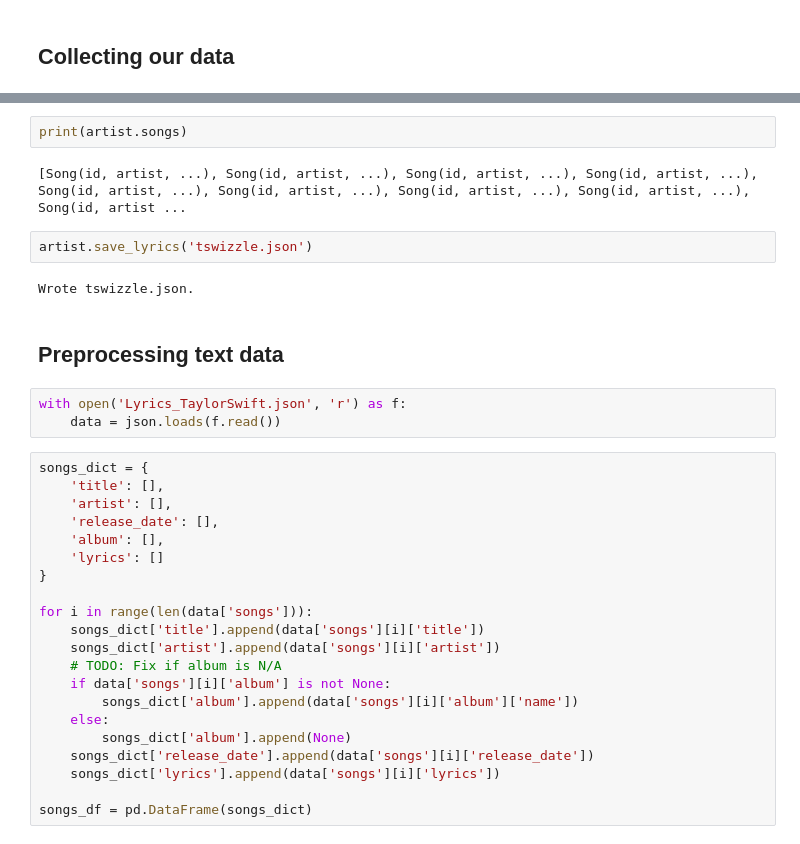
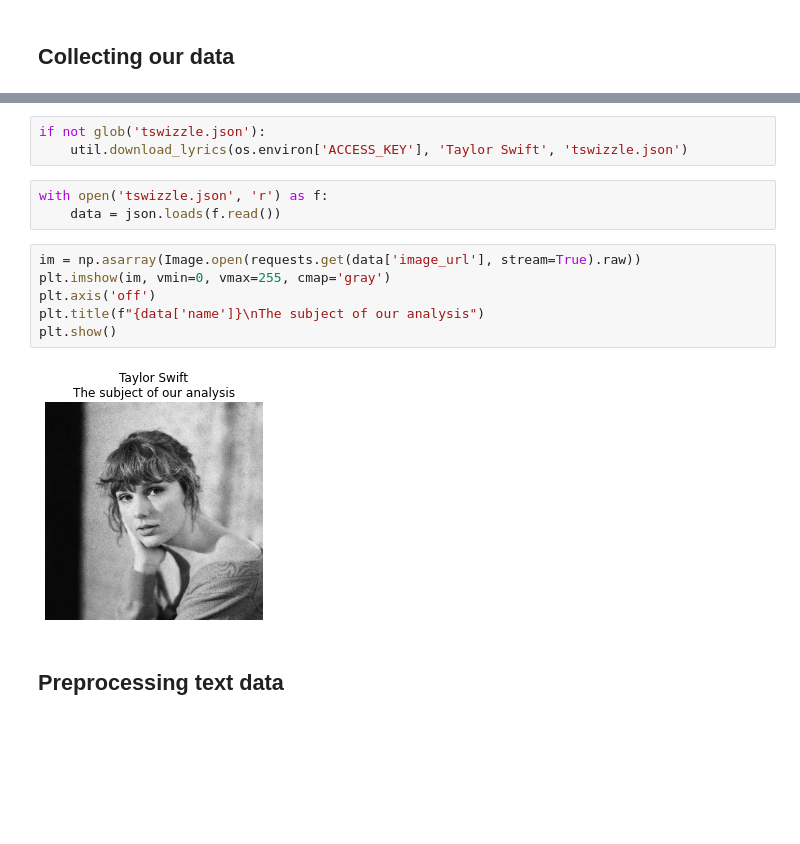
Before and after one commit to solanyn/tsw, a Jupyter notebook: tswift_lyrics.ipynb, the cells around one changed output, grey strips where cells are left out. Cells and saved outputs as stored; diff of their text form; blank space fills up the shorter version.

```diff
--- a/tswift_lyrics.ipynb
+++ b/tswift_lyrics.ipynb
@@ -53,34 +22,16 @@ Wrote Lyrics_TaylorSwift.json.
-# %%
-print(artist.songs)
-# %% [output]
-[Song(id, artist, ...), Song(id, artist, ...), Song(id, artist, ...), Song(id, artist, ...), Song(id, artist, ...), Song(id, artist, ...), Song(id, artist, ...), Song(id, artist, ...), Song(id, artist ...
-# %%
-artist.save_lyrics('tswizzle.json')
-# %% [output]
-Wrote tswizzle.json.
+# %%
+if not glob('tswizzle.json'):
+    util.download_lyrics(os.environ['ACCESS_KEY'], 'Taylor Swift', 'tswizzle.json')
+# %%
+with open('tswizzle.json', 'r') as f:
+    data = json.loads(f.read())
+# %%
+im = np.asarray(Image.open(requests.get(data['image_url'], stream=True).raw))
+plt.imshow(im, vmin=0, vmax=255, cmap='gray')
+plt.axis('off')
+plt.title(f"{data['name']}\nThe subject of our analysis")
+plt.show()
+# %% [output]
+[figure, added]
 # %% [markdown]
 ## Preprocessing text data
-# %%
-with open('Lyrics_TaylorSwift.json', 'r') as f:
-    data = json.loads(f.read())
-# %%
-songs_dict = {
-    'title': [],
-    'artist': [],
-    'release_date': [],
-    'album': [],
-    'lyrics': []
-}
-
-for i in range(len(data['songs'])):
-    songs_dict['title'].append(data['songs'][i]['title'])
-    songs_dict['artist'].append(data['songs'][i]['artist'])
-    # TODO: Fix if album is N/A
-    if data['songs'][i]['album'] is not None:
-        songs_dict['album'].append(data['songs'][i]['album']['name'])
-    else:
-        songs_dict['album'].append(None)
-    songs_dict['release_date'].append(data['songs'][i]['release_date'])
-    songs_dict['lyrics'].append(data['songs'][i]['lyrics'])
-
-songs_df = pd.DataFrame(songs_dict)
```
Also changed, not shown: parts of 16 cells of this notebook, 1 other file.
